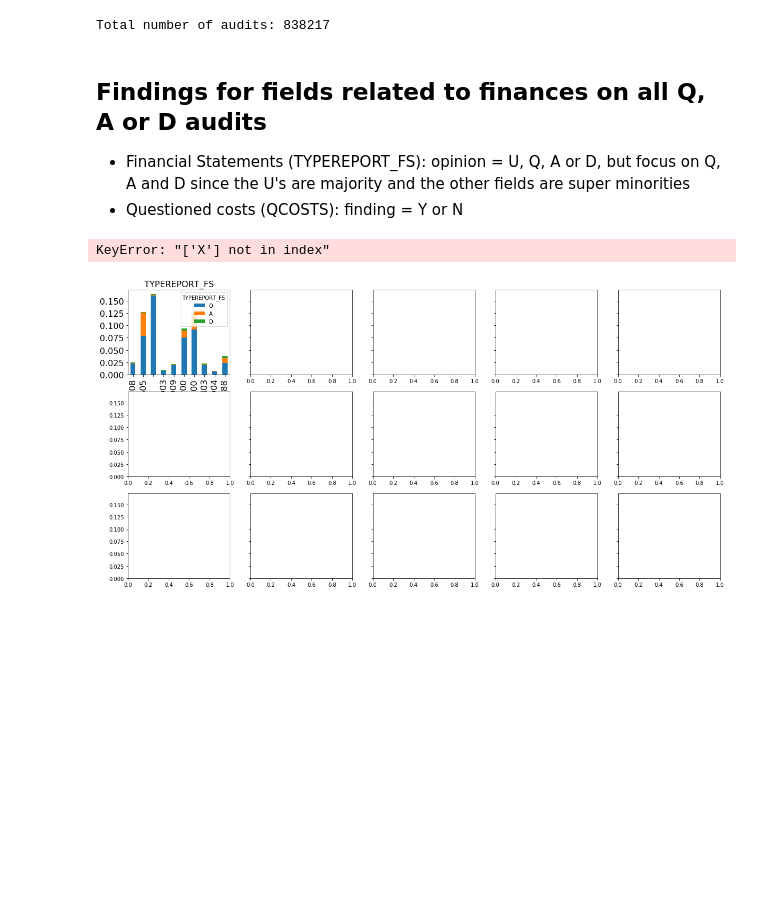
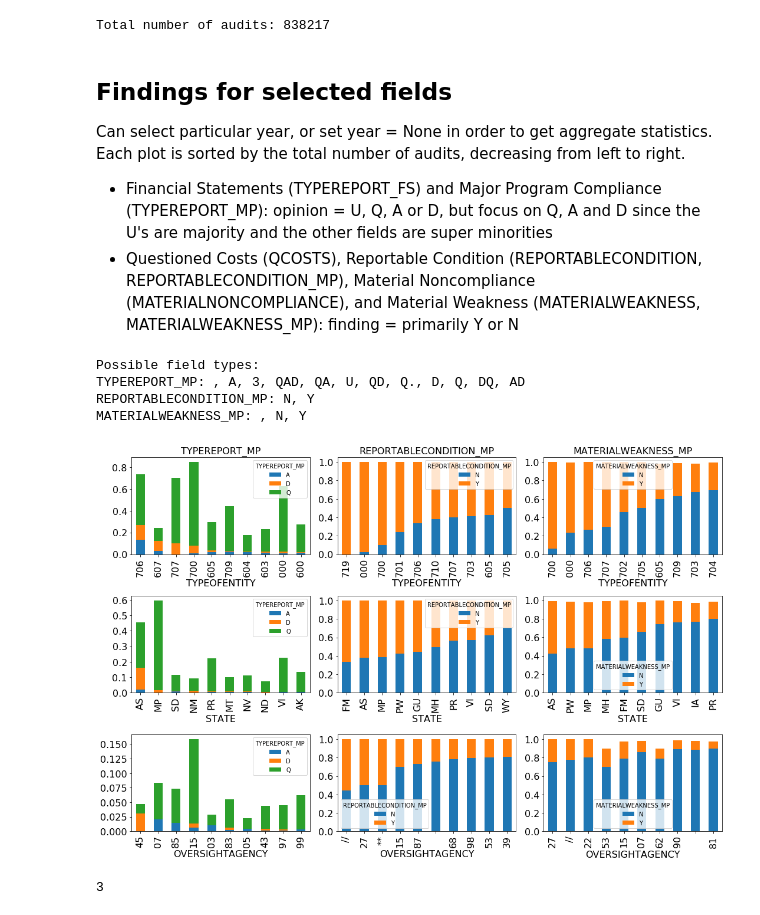
Before and after one commit to ihwang/fac, a Jupyter notebook: general_trends.ipynb, the cells around one changed output. Cells and saved outputs as stored; diff of their text form; code cells hidden in the pictures; blank space fills up the shorter version.

Commit message:
More tinkering with general_trends.ipynb; added an option to sort data by bad findings (A or D TYPEREPORT, or Y for other fields)

```diff
--- a/general_trends.ipynb
+++ b/general_trends.ipynb
@@ -55,34 +55,61 @@ print('Total number of audits:', len(df_general))
 [figure]
 Total number of audits: 838217
 # %% [markdown]
-## Findings for fields related to finances on all Q, A or D audits
-* Financial Statements (TYPEREPORT_FS): opinion = U, Q, A or D, but focus on Q, A and D since the U's are majority and the other fields are super minorities
-* Questioned costs (QCOSTS): finding = Y or N
+## Findings for selected fields
+Can select particular year, or set year = None in order to get aggregate statistics. Each plot is sorted by the total number of audits, decreasing from left to right.
+* Financial Statements (TYPEREPORT_FS) and Major Program Compliance (TYPEREPORT_MP): opinion = U, Q, A or D, but focus on Q, A and D since the U's are majority and the other fields are super minorities
+* Questioned Costs (QCOSTS), Reportable Condition (REPORTABLECONDITION, REPORTABLECONDITION_MP), Material Noncompliance (MATERIALNONCOMPLIANCE), and Material Weakness (MATERIALWEAKNESS, MATERIALWEAKNESS_MP): finding = primarily Y or N
 # %%
-sortbys = ['TYPEOFENTITY', 'OVERSIGHTAGENCY', 'STATE']
-fields = ['TYPEREPORT_FS', 'QCOSTS', 'REPORTABLECONDITION', 'MATERIALNONCOMPLIANCE', 'MATERIALWEAKNESS']
+top_criterion = 'bad_findings'
+year = None
+sortbys = ['TYPEOFENTITY', 'STATE', 'OVERSIGHTAGENCY']
+# fields = ['TYPEREPORT_FS', 'QCOSTS', 'MATERIALWEAKNESS', 'MATERIALNONCOMPLIANCE']
+fields = ['TYPEREPORT_MP', 'REPORTABLECONDITION_MP', 'MATERIALWEAKNESS_MP']
 
-
-fig, axes = plt.subplots(nrows=len(sortbys), ncols=len(fields), figsize=(20, 10), sharey=True)
+if year:
+    df_year = df_general[df_general['AUDITYEAR'] == year]
+else:
+    df_year = df_general
+print('Possible field types:')
+for field in fields:
+    print('%s: %s' %(field, ', '.join(set(df_year[field]))))
+fig, axes = plt.subplots(nrows=len(sortbys), ncols=len(fields), figsize=(len(fields)*5, 10))
 for (i, sortby) in enumerate(sortbys):
-    top_sortby = df_general[sortby].value_counts().head(10).index
-    df_top_sortby = df_general[df_general[sortby].isin(top_sortby)]
     for (j, field) in enumerate(fields):
-        series_top_sorted = df_top_sortby.groupby(sortby)[field].value_counts()
-        df_top_sorted = series_top_sorted.reindex(index=top_sortby, level=0).unstack()
-        df_top_normalized = df_top_sorted.div(df_top_sorted.sum(axis=1), axis=0)
+        series_grouped = df_year.groupby(sortby)[field].value_counts()
+        df_grouped = series_grouped.unstack()
+        df_grouped_normalized = df_grouped.div(df_grouped.sum(axis=1), axis=0)
         if 'TYPEREPORT' in field:
-            df_plot = df_top_normalized[['Q', 'A', 'D']]
+            df_select_fields = df_grouped_normalized[
+                [i for i in df_grouped_normalized.columns if i in ['Q', 'A', 'D']]
+            ]
         else:
-            df_plot = df_top_normalized[[i for i in ['Y', 'N', 'X']]]
-        plot_top_sorted = df_plot.plot(
+            df_select_fields = df_grouped_normalized[
+                [i for i in df_grouped_normalized.columns if i in ['Y', 'N', 'X']]
+            ]
+        if top_criterion == 'total':  # Sort by total number of audits in df_year
+            top_sortby = df_year[sortby].value_counts().head(10).index
+        elif top_criterion == 'bad_findings':  # Sort by particularly bad findings in df_year
+            if 'TYPEREPORT' in field:
+                top_sortby = df_select_fields[['A', 'D']].sum(axis=1).sort_values(ascending=False).head(10).index
+            else:
+                top_sortby = df_select_fields['Y'].sort_values(ascending=False).head(10).index
+        df_grouped_sorted = df_select_fields.reindex(index=top_sortby)
+        plot_top_sorted = df_grouped_sorted.plot(
             kind='bar', fontsize=16, stacked=True, ax=axes[i, j]
         )
         if i == 0:
             plot_top_sorted.set_title(field, fontsize=16)
         plot_top_sorted.set_xlabel(sortby, fontsize=16)
 plt.tight_layout()
 plt.show()
 # %% [output]
-KeyError: "['X'] not in index"
+Possible field types:
+TYPEREPORT_MP: , A, 3, QAD, QA, U, QD, Q., D, Q, DQ, AD
+REPORTABLECONDITION_MP: N, Y
+MATERIALWEAKNESS_MP: , N, Y
-[figure, old version]
+[figure, new version]
+# %%
+len(df_year[(df_year['STATE']=='MP') & (df_year['TYPEREPORT_MP']=='D')])
+# %% [output]
+3
```
Also changed, not shown: parts of 3 cells of this notebook, 1 other file.
